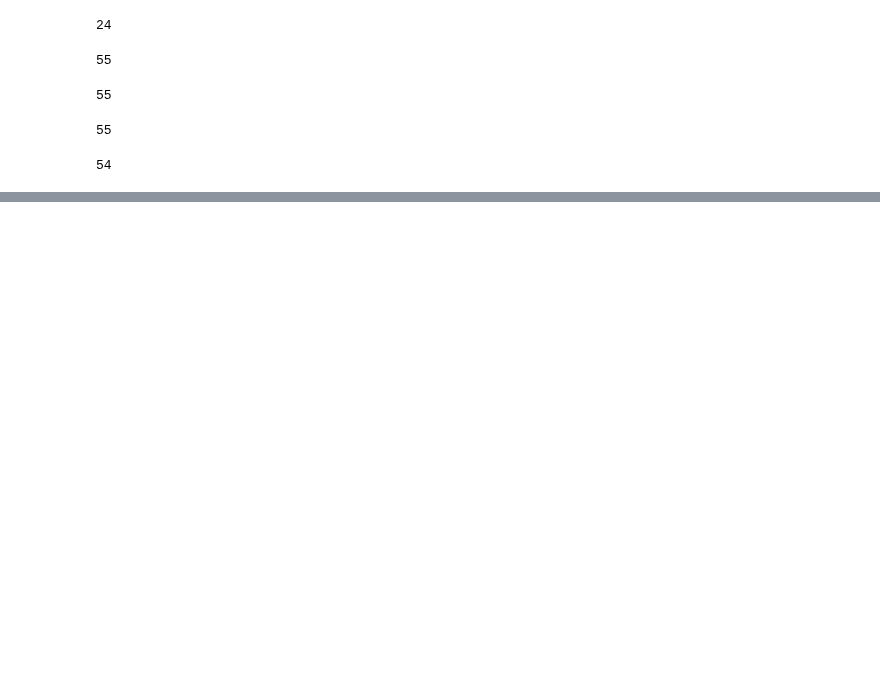
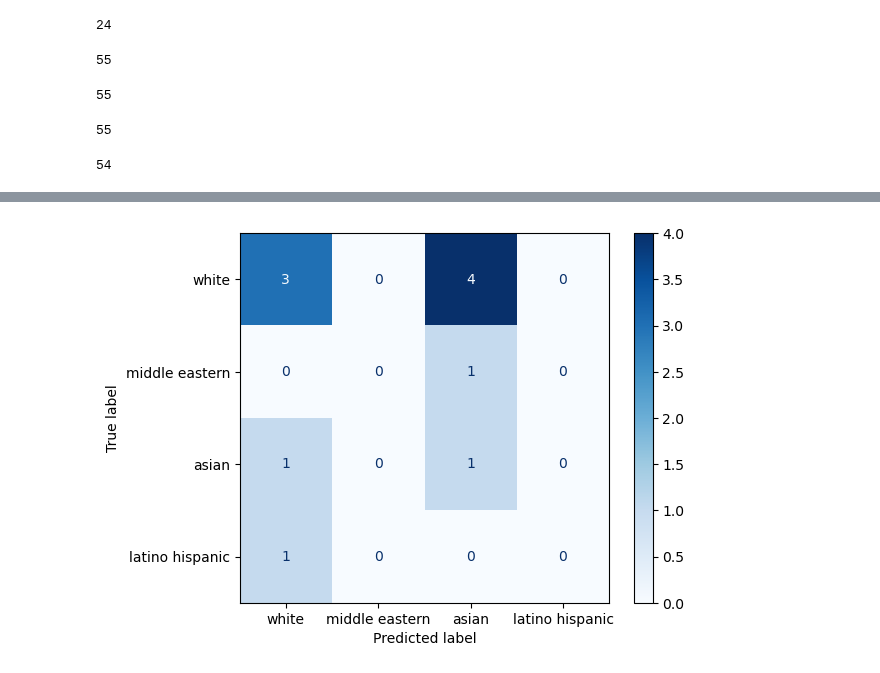
Before and after one commit to AhmedGamal411/DiffusionSpeech2Face, a Jupyter notebook: evaluate_imagen3.ipynb, the cells around one changed output, grey strips where cells are left out. Drawn from its saved outputs; the diff is of its cells as text; code cells hidden in the pictures; blank space fills up the shorter version.

```diff
--- a/evaluate_imagen3.ipynb
+++ b/evaluate_imagen3.ipynb
@@ -30,7 +30,7 @@ configParser.read(configFilePath)
 
 datasetPathGeneratedFaces =  configParser.get('evaluate_imagen', 'test_datasetPathGeneratedFaces')
 generated_face_table_name =  configParser.get('evaluate_imagen', 'generated_face_table_name')
-evaluation_result_file = configParser.get('evaluate_imagen', 'evaluation_result_file')
+evaluation_results_folder = configParser.get('evaluate_imagen', 'evaluation_results_folder')
 
 
 datasetPathDatabase =  configParser.get('COMMON', 'test_datasetPathDatabase') + '/dataset.db'
@@ -261,0 +336,9 @@ f.write("Face Recognition Accuracy within first  1 matches: " + str(acc_1) + "%\
+# %%
+display_labels = pandas_users.ethnicity_true.drop_duplicates(keep='first', inplace=False).to_numpy()
+cm = confusion_matrix(pandas_users.ethnicity_true, pandas_users.ethnicity_generated, labels=display_labels)
+disp = ConfusionMatrixDisplay(confusion_matrix=cm,
+                              display_labels=display_labels)
+disp.plot(cmap="Blues")
+disp.figure_.savefig(evaluation_results_folder + "/ethnicity_cm.png",dpi=300)
+# %% [output]
+[figure, added]
```
Also changed, not shown: parts of 13 cells of this notebook, 4 other files.
